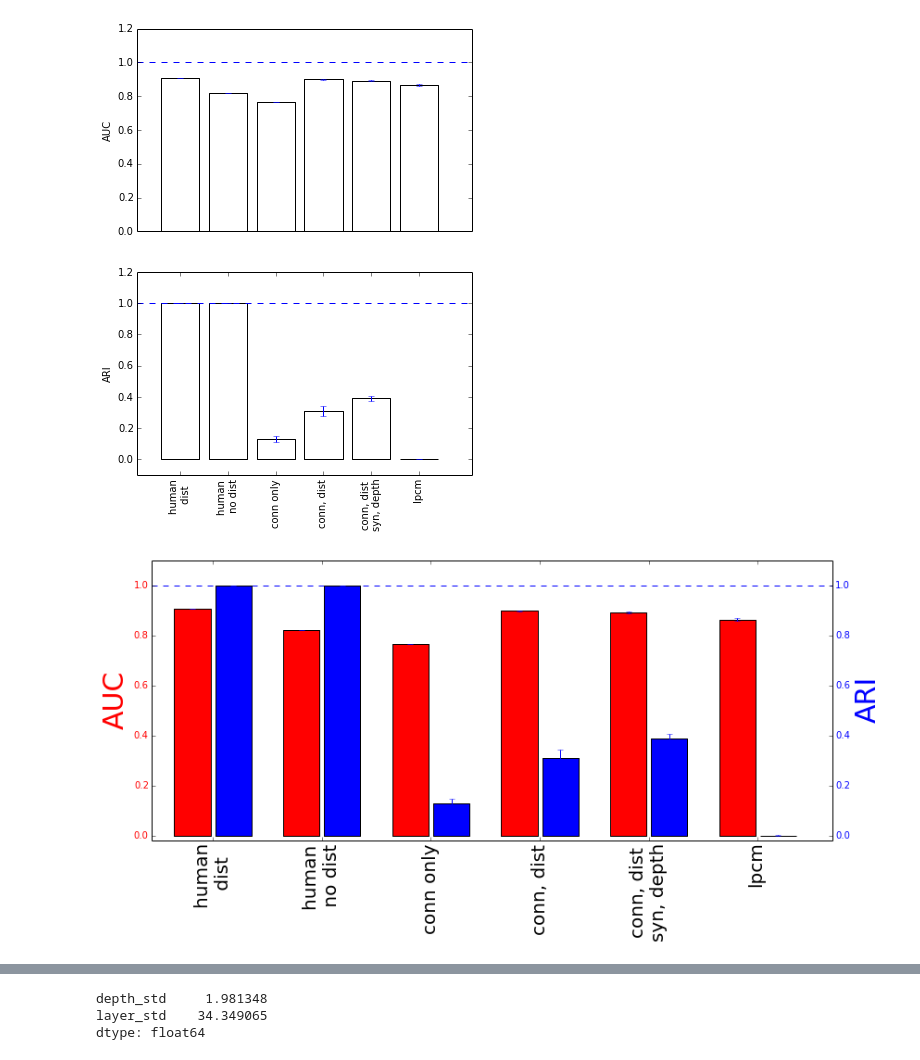
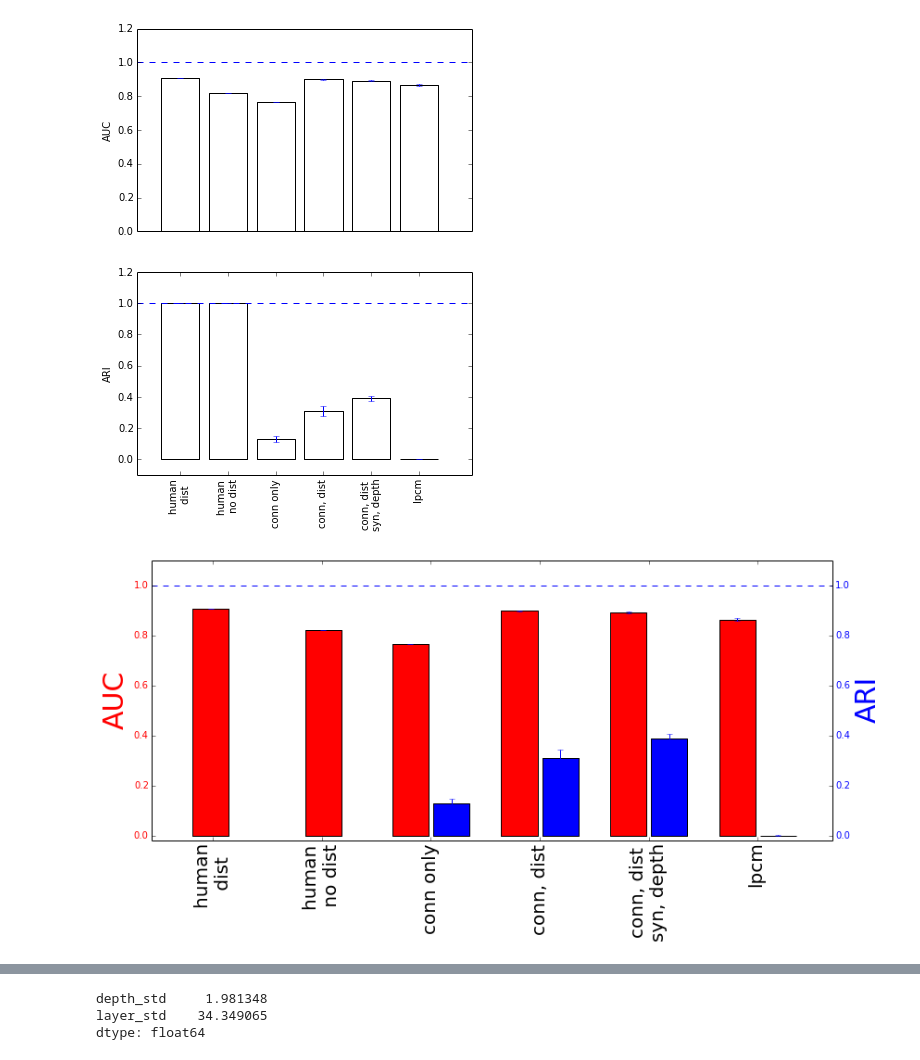
Before and after one commit to ericmjonas/connectodiscovery, a Jupyter notebook: compare all methods.ipynb, the cells around one changed output, grey strips where cells are left out. Cells and saved outputs as stored; diff of their text form; code cells hidden in the pictures.

```diff
--- a/compare all methods.ipynb
+++ b/compare all methods.ipynb
@@ -186,38 +186,43 @@ fig.savefig('/tmp/bar.pdf')
 fig = pylab.figure(figsize=(12, 6))
 ax1 = fig.add_subplot(1, 1, 1)
 keys = ['human \n dist', 'human \n no dist', 'conn only', 'conn, dist',  'conn, dist\nsyn, depth', 'lpcm']
 vals = [ground_truth_aucs['ld'], ground_truth_aucs['bb'], np.mean(d_simplebb['auc']), np.mean(d_ld['auc']), np.mean(d_srm['auc']),
         np.mean(df_vb['auc'])]
 vals_error = [0, 0, np.std(d_simplebb['auc']), np.std(d_ld['auc']), np.std(d_srm['auc']), np.std(df_vb['auc'])]
 bar_space = 2.4
 bar_width = 0.8
-rects1 = ax1.bar(np.arange(len(keys))*bar_space + 0.5, vals, bar_width, color='r', yerr=vals_error)
+bpos = np.arange(len(keys))*bar_space + 0.5
+bpos[0] += bar_width*0.5
+bpos[1] += bar_width*0.6
+rects1 = ax1.bar(bpos, vals, bar_width, color='r', yerr=vals_error)
 
 
-ari_vals = [1.0, 1.0, np.mean(d_bb['ari']), np.mean(d_ld['ari']), np.mean(d_srm['ari']), np.mean(df_vb['ari'])]
-ari_vals_error = [0, 0, np.std(d_bb['ari']), np.std(d_ld['ari']), np.std(d_srm['ari']), np.std(df_vb['ari'])]
+ari_vals = [ np.mean(d_bb['ari']), np.mean(d_ld['ari']), np.mean(d_srm['ari']), np.mean(df_vb['ari'])]
+ari_vals_error = [np.std(d_bb['ari']), np.std(d_ld['ari']), np.std(d_srm['ari']), np.std(df_vb['ari'])]
 ax2 = ax1.twinx()
-rects1 = ax2.bar(np.arange(len(keys))*bar_space + bar_width + 0.1  + 0.5, ari_vals, bar_width,  color='b', yerr=ari_vals_error)
+bpos = np.arange(len(keys))*bar_space + bar_width + 0.1  + 0.5
+rects1 = ax2.bar(bpos[2:],
+                 ari_vals, bar_width,  color='b', yerr=ari_vals_error)
 
 ax1.set_ylim(-0.02, 1.1)
 ax2.set_ylim(-0.02, 1.1)
 
 ax1.axhline(1.0, linestyle='--')
 ax1.set_xticks(np.arange(len(keys)) * bar_space + bar_width + 0.55)
 ax1.set_xticklabels(keys, rotation=90, fontsize=20)
 ax1.set_xlim(0, 15)
 
 ax2.set_ylabel('ARI', color='b', fontsize=30)
 for tl in ax2.get_yticklabels():
     tl.set_color('b')
 
 ax1.set_ylabel('AUC', color='R', fontsize=30)
 for tl in ax1.get_yticklabels():
     tl.set_color('r')
 fig.tight_layout()
 fig.savefig("allmethods.ari_auc.pdf")
 # %% [output]
-[figure, old version]
+[figure, new version]
 # %%
 # compute the best chain :
 a = d_srm.reset_index()
```
Also changed, not shown: 4 other files.
